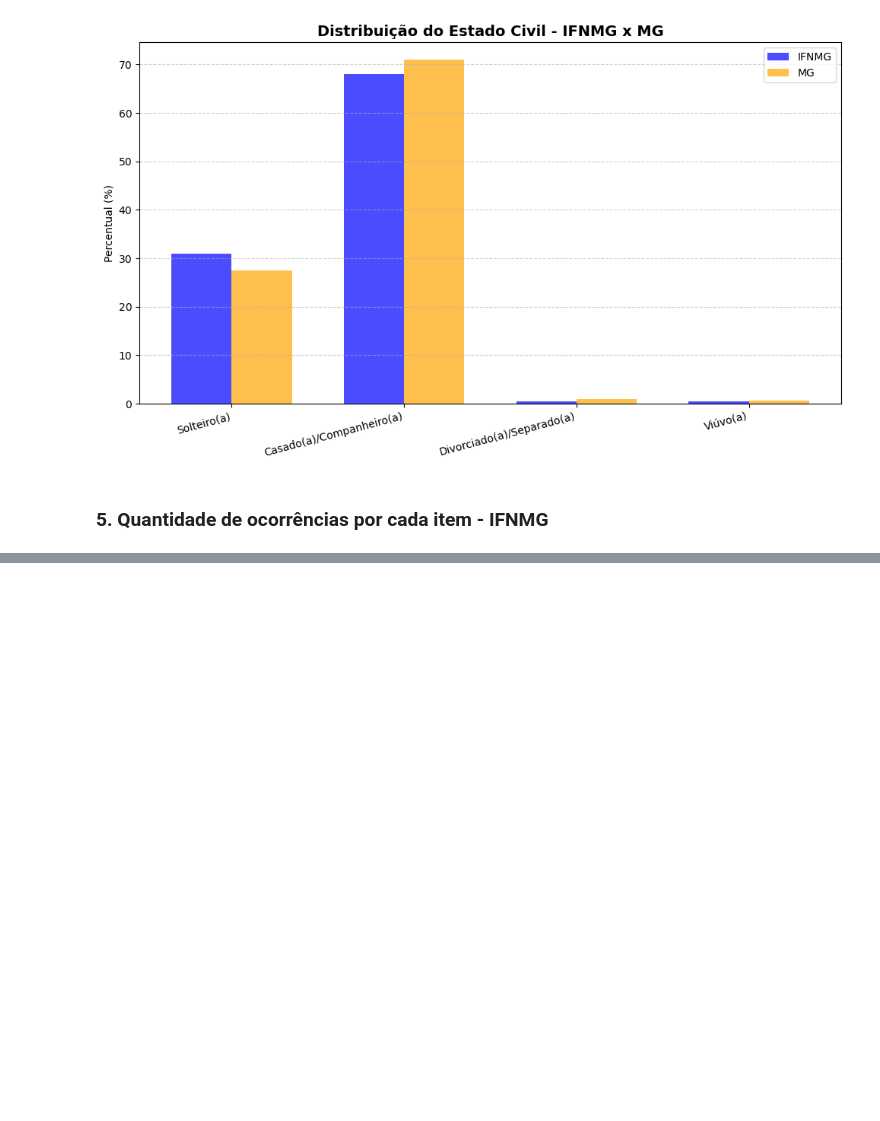
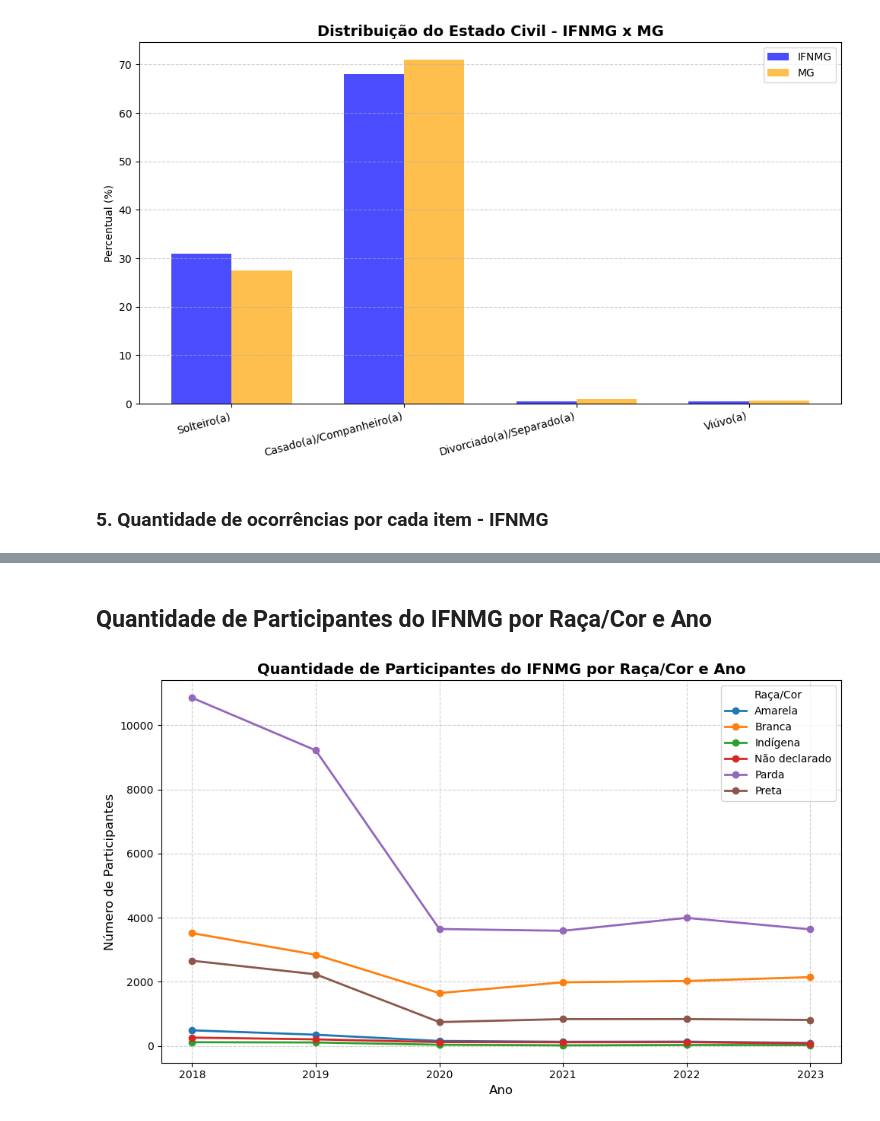
Before and after one commit to NandaLeal/TCC, a Jupyter notebook: TCC - FASE 2.1 - Comparativos Diversos.ipynb, the cells around one changed output, grey strips where cells are left out. Cells and saved outputs as stored; diff of their text form; code cells hidden in the pictures; blank space fills up the shorter version.

```diff
--- a/TCC - FASE 2.1 - Comparativos Diversos.ipynb
+++ b/TCC - FASE 2.1 - Comparativos Diversos.ipynb
@@ -325,0 +528,54 @@ Name: count, dtype: int64
+# %% [markdown]
+## **Quantidade de Participantes do IFNMG por Raça/Cor e Ano**
+# %%
+import matplotlib.pyplot as plt
+
+# ================== MAPA DE RAÇA/COR ==================
+mapa_raca = {
+    0: "Não declarado",
+    1: "Branca",
+    2: "Preta",
+    3: "Parda",
+    4: "Amarela",
+    5: "Indígena"
+}
+
+# Aplicar o mapeamento
+df_final["TP_COR_RACA"] = df_final["TP_COR_RACA"].map(mapa_raca)
+
+# ================== AGRUPAMENTO POR ANO E RAÇA ==================
+qtd_raca_ano = (
+    df_final
+    .groupby(["NU_ANO", "TP_COR_RACA"])
+    .size()
+    .reset_index(name="Quantidade")
+)
+
+# ================== TRANSFORMAR EM FORMATO LARGO ==================
+qtd_raca_pivot = qtd_raca_ano.pivot(
+    index="NU_ANO",
+    columns="TP_COR_RACA",
+    values="Quantidade"
+).fillna(0)
+
+# ================== GRÁFICO ==================
+plt.figure(figsize=(10, 6))
+
+for raca in qtd_raca_pivot.columns:
+    plt.plot(
+        qtd_raca_pivot.index,
+        qtd_raca_pivot[raca],
+        marker='o',
+        linewidth=2,
+        label=raca
+    )
+
+plt.title("Quantidade de Participantes do IFNMG por Raça/Cor e Ano", fontsize=14, fontweight='bold')
+plt.xlabel("Ano", fontsize=12)
+plt.ylabel("Número de Participantes", fontsize=12)
+plt.grid(True, linestyle='--', alpha=0.6)
+plt.legend(title="Raça/Cor")
+plt.tight_layout()
+plt.show()
+# %% [output]
+[figure, added]
```
Also changed, not shown: parts of 7 cells of this notebook, 4 other files.
